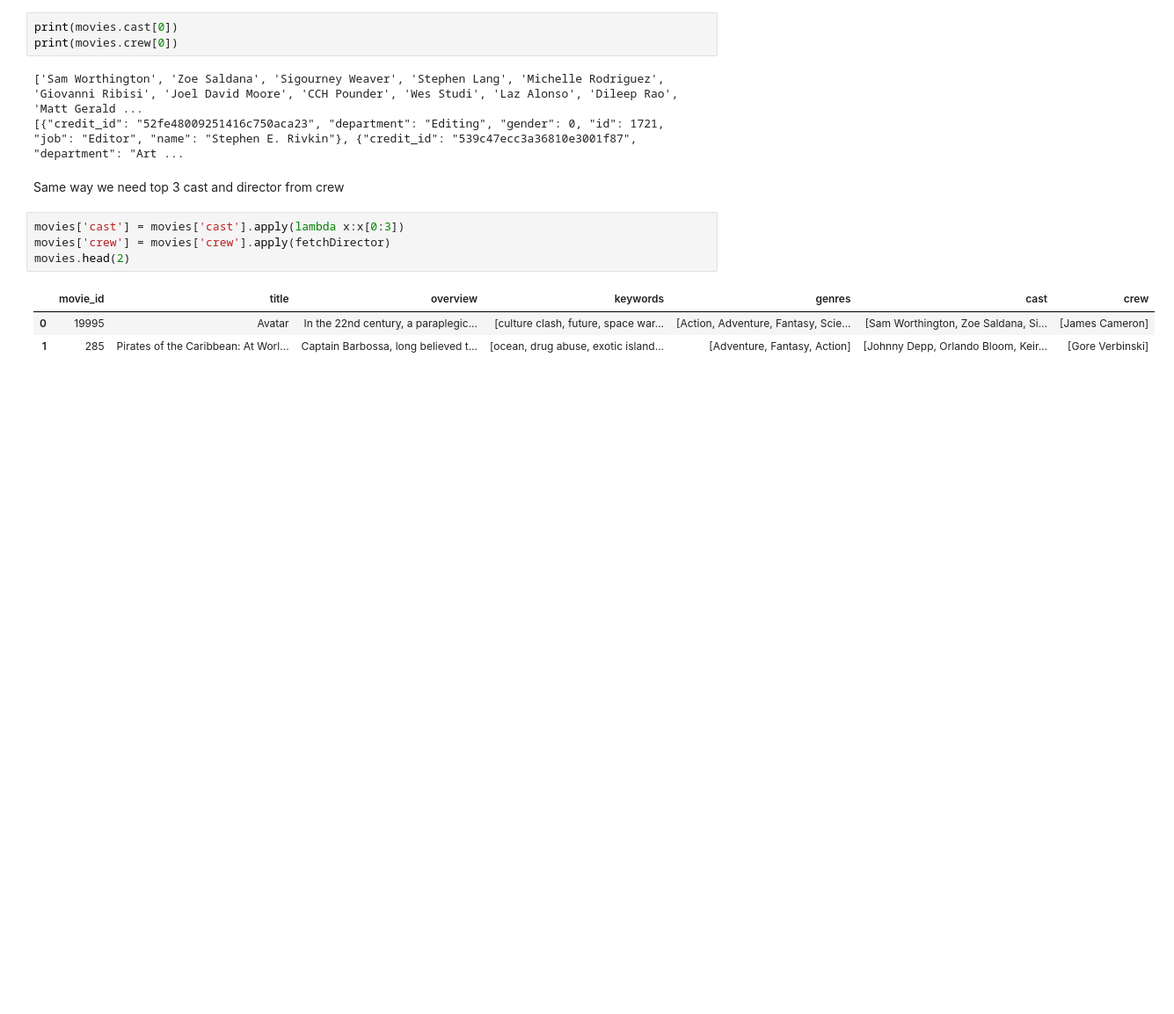
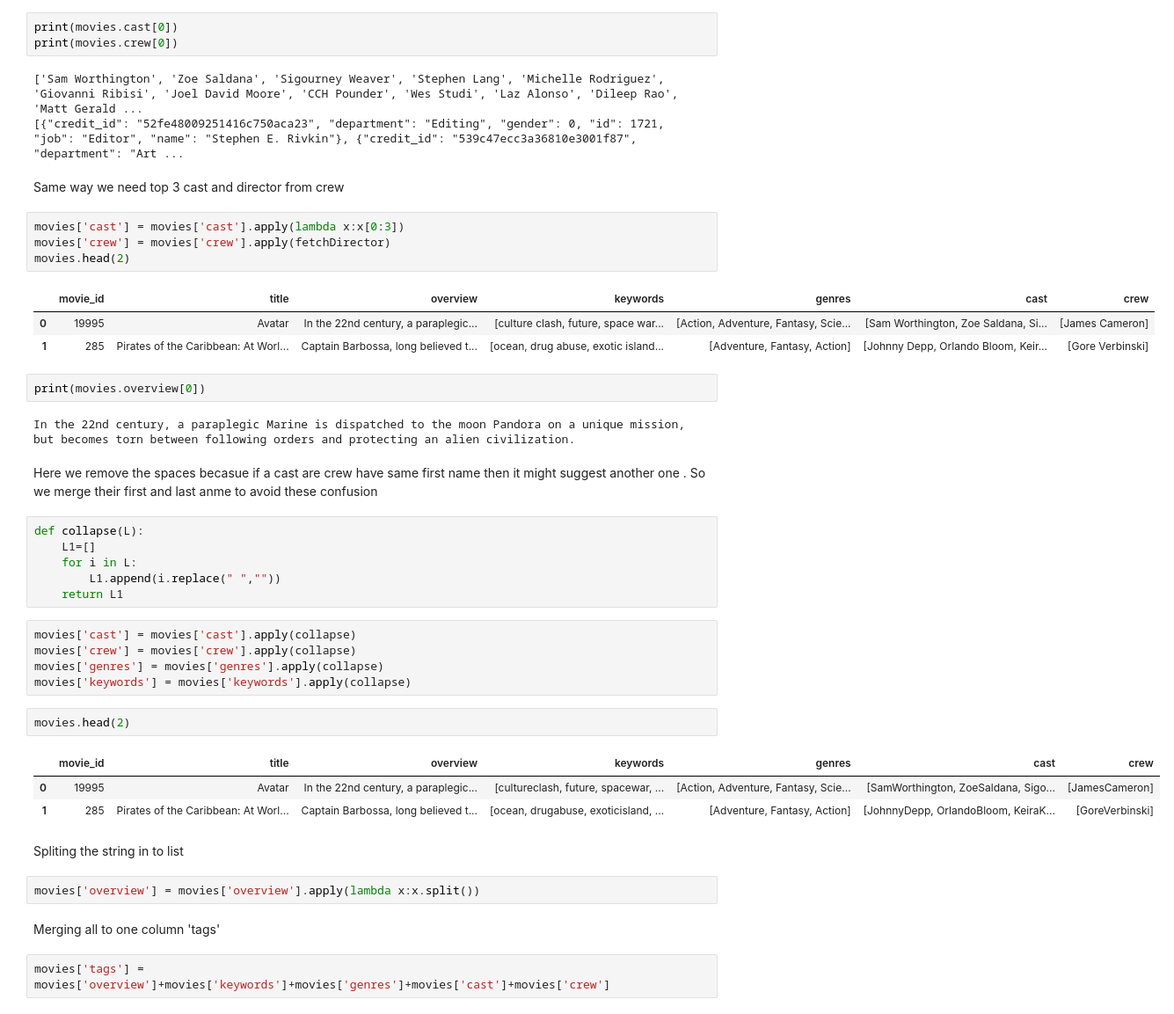
Before and after one commit to Bhomaramsuthar/Movie-recommendation, a Jupyter notebook: Content-Based-Recommender-System/model.ipynb, the cells around one changed output. Shown at 88% size. Drawn from its saved outputs; the diff is of its cells as text; blank space fills up the shorter version.

```diff
--- a/Content-Based-Recommender-System/model.ipynb
+++ b/Content-Based-Recommender-System/model.ipynb
@@ -99,3 +99,34 @@ movies.head(2)
 |  | movie_id | title | overview | keywords | genres | cast | crew |
 | 0 | 19995 | Avatar | In the 22nd century, a paraplegic... | [culture clash, future, space war... | [Action, Adventure, Fantasy, Scie... | [Sam Worthington, Zoe Saldana, Si... | [James Cameron] |
 | 1 | 285 | Pirates of the Caribbean: At Worl... | Captain Barbossa, long believed t... | [ocean, drug abuse, exotic island... | [Adventure, Fantasy, Action] | [Johnny Depp, Orlando Bloom, Keir... | [Gore Verbinski] |
+# %%
+print(movies.overview[0])
+# %% [output]
+In the 22nd century, a paraplegic Marine is dispatched to the moon Pandora on a unique mission, but becomes torn between following orders and protecting an alien civilization.
+# %% [markdown]
+Here we remove the spaces becasue if a cast are crew have same first name then it might suggest another one . So we merge their first and last anme to avoid these confusion
+# %%
+def collapse(L):
+    L1=[]
+    for i in L:
+        L1.append(i.replace(" ",""))
+    return L1
+# %%
+movies['cast'] = movies['cast'].apply(collapse)
+movies['crew'] = movies['crew'].apply(collapse)
+movies['genres'] = movies['genres'].apply(collapse)
+movies['keywords'] = movies['keywords'].apply(collapse)
+# %%
+movies.head(2)
+# %% [output]
+|  | movie_id | title | overview | keywords | genres | cast | crew |
+| 0 | 19995 | Avatar | In the 22nd century, a paraplegic... | [cultureclash, future, spacewar, ... | [Action, Adventure, Fantasy, Scie... | [SamWorthington, ZoeSaldana, Sigo... | [JamesCameron] |
+| 1 | 285 | Pirates of the Caribbean: At Worl... | Captain Barbossa, long believed t... | [ocean, drugabuse, exoticisland, ... | [Adventure, Fantasy, Action] | [JohnnyDepp, OrlandoBloom, KeiraK... | [GoreVerbinski] |
+# %% [markdown]
+Spliting the string in to list
+# %%
+movies['overview'] = movies['overview'].apply(lambda x:x.split())
+# %% [markdown]
+Merging all to one column 'tags'
+# %%
+movies['tags'] = movies['overview']+movies['keywords']+movies['genres']+movies['cast']+movies['crew']
```
Also changed, not shown: parts of 2 cells of this notebook.
